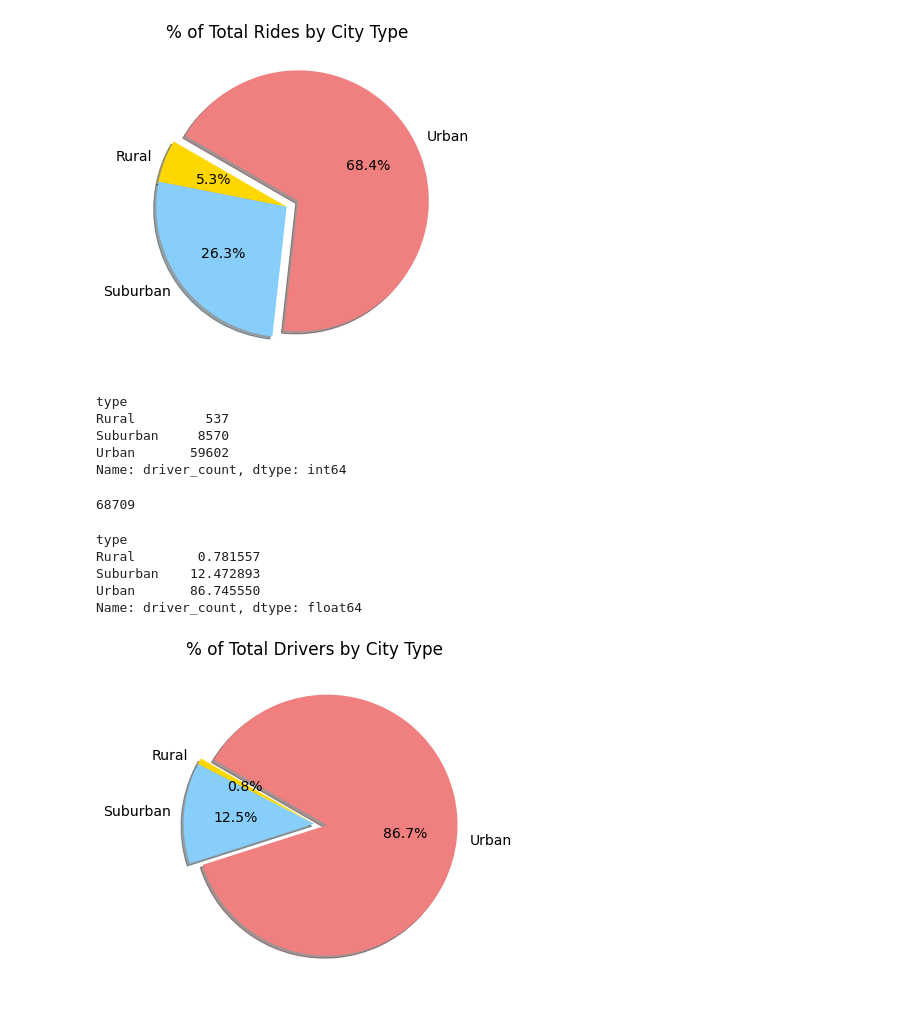
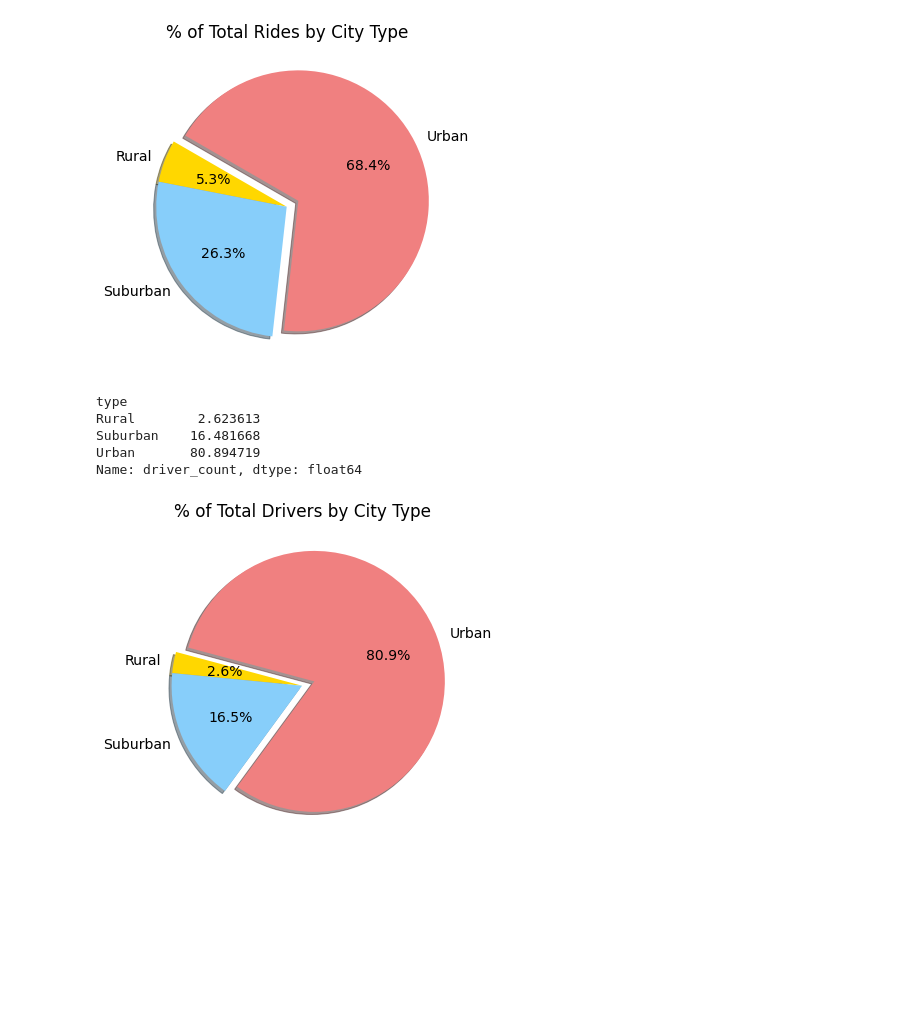
Before and after one commit to IrfanSayeed/PyBer_Analysis-1, a Jupyter notebook: PyBer.ipynb, the cells around one changed output. Saved outputs shown, nothing was run; the diff lists cells and outputs as text; code cells hidden in the pictures; blank space fills up the shorter version.

```diff
--- a/PyBer.ipynb
+++ b/PyBer.ipynb
@@ -1196,48 +1182,47 @@ plt.show()
 # %% [output]
 [figure]
 # %%
-# Get the sum of total drivers for each city type
-sum_total_drivers_by_type=pyber_data_df.groupby(["type"]).sum()["driver_count"]
-sum_total_drivers_by_type
+# # Get the sum of total drivers for each city type.....should city_data_df be used???? has how many drivers
+# sum_total_drivers_by_type=pyber_data_df.groupby(["type"]).sum()["driver_count"]
+# sum_total_drivers_by_type
-# %% [output]
-type
-Rural         537
-Suburban     8570
-Urban       59602
-Name: driver_count, dtype: int64
 # %%
-#Get the sum of total drivers
-total_drivers=pyber_data_df["driver_count"].sum()
-total_drivers
+# #Get the sum of total drivers....should city_data_df be used?????
+# total_drivers=pyber_data_df["driver_count"].sum()
+# total_drivers
-# %% [output]
-68709
 # %%
-#Calculate the percentage of total drivers for each city type.
-total_drivers_percents=100*sum_total_drivers_by_type/total_drivers
-total_drivers_percents
+# #Calculate the percentage of total drivers for each city type.
+# total_drivers_percents=100*sum_total_drivers_by_type/total_drivers
+# total_drivers_percents
-# %% [output]
-type
-Rural        0.781557
-Suburban    12.472893
-Urban       86.745550
-Name: driver_count, dtype: float64
+# %%
+#combine 3 lines of code into 1
+# Calculate the percentage of drivers for each city type.
+#******Question: why are is city_data_df being used and not pyber_data_df...get different results when using pyber
+
+driver_percents = 100 * city_data_df.groupby(["type"]).sum()["driver_count"] /city_data_df["driver_count"].sum()
+driver_percents
+# %% [output]
+type
+Rural        2.623613
+Suburban    16.481668
+Urban       80.894719
+Name: driver_count, dtype: float64
 # %%
 # Build the percentage of total drivers by city type pie chart
 plt.subplots(figsize=(10,6))
-plt.pie(total_drivers_percents,
+plt.pie(driver_percents,
     labels=["Rural", "Suburban", "Urban"],
     colors=["gold", "lightskyblue", "lightcoral"],
     explode=[0, 0, 0.1],
     autopct='%1.1f%%',
-    shadow=True, startangle=150)
+    shadow=True, startangle=165)
 plt.title("% of Total Drivers by City Type")
 #Change the default font size from 10 to 14
 mpl.rcParams['font.size']=14
 
 #Save Figure
 plt.savefig("analysis/Fig7.png")
 
 # Show Figure
 plt.show()
 # %% [output]
-[figure, old version]
+[figure, new version]
```
Also changed, not shown: parts of 4 cells of this notebook, 2 other files.
